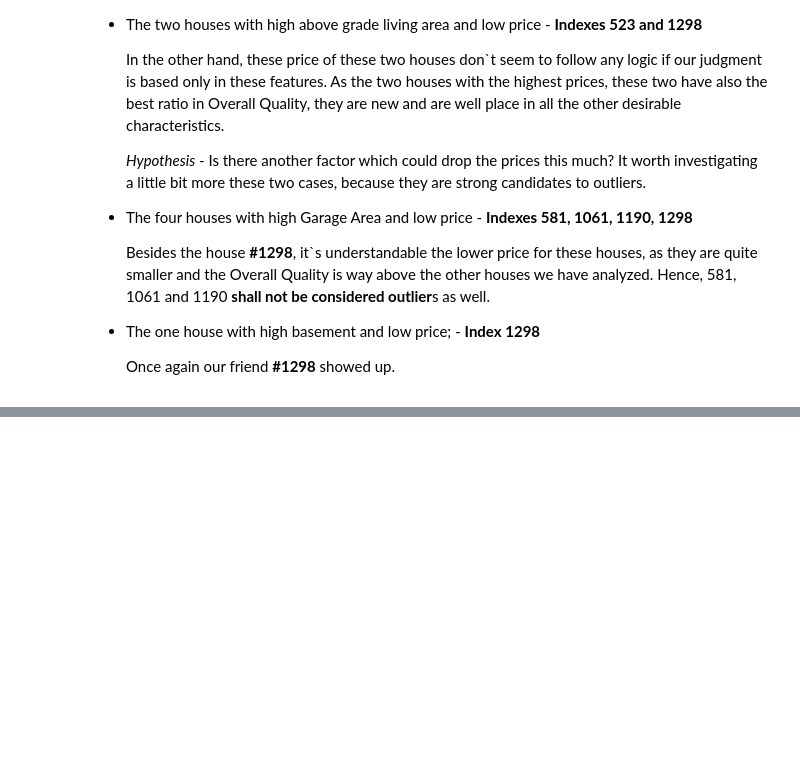
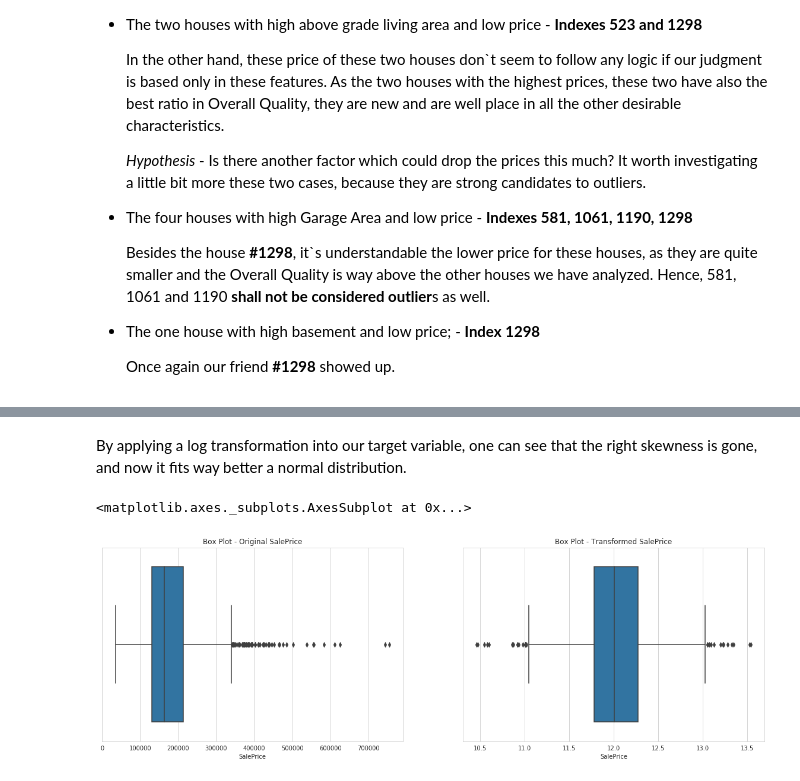
Before and after one commit to rpdieego/Kaggle_HousePrices, a Jupyter notebook: Kaggle_HousePrices.ipynb, the cells around one changed output, grey strips where cells are left out. Cells and saved outputs as stored; diff of their text form; code cells hidden in the pictures; blank space fills up the shorter version.

```diff
--- a/Kaggle_HousePrices.ipynb
+++ b/Kaggle_HousePrices.ipynb
@@ -324,0 +377,13 @@ It worth investigating some other categorical variables in order to understand b
+# %% [markdown]
+By applying a log transformation into our target variable, one can see that the right skewness is gone, and now it fits way better a normal distribution.
+# %%
+# Box Plots - pre-transformed and post-transformed SalePrice
+fig, (axis1, axis2) = plt.subplots(1,2,figsize=(20,6))
+axis1.title.set_text('Box Plot - Original SalePrice')
+axis2.title.set_text('Box Plot - Transformed SalePrice')
+
+sns.boxplot(train_df['SalePrice'], ax=axis1)
+sns.boxplot(preprocessing_train_df['SalePrice'], ax=axis2,)
+# %% [output]
+<matplotlib.axes._subplots.AxesSubplot at 0x...>
+[figure, added]
```
Also changed, not shown: parts of 87 cells of this notebook.
